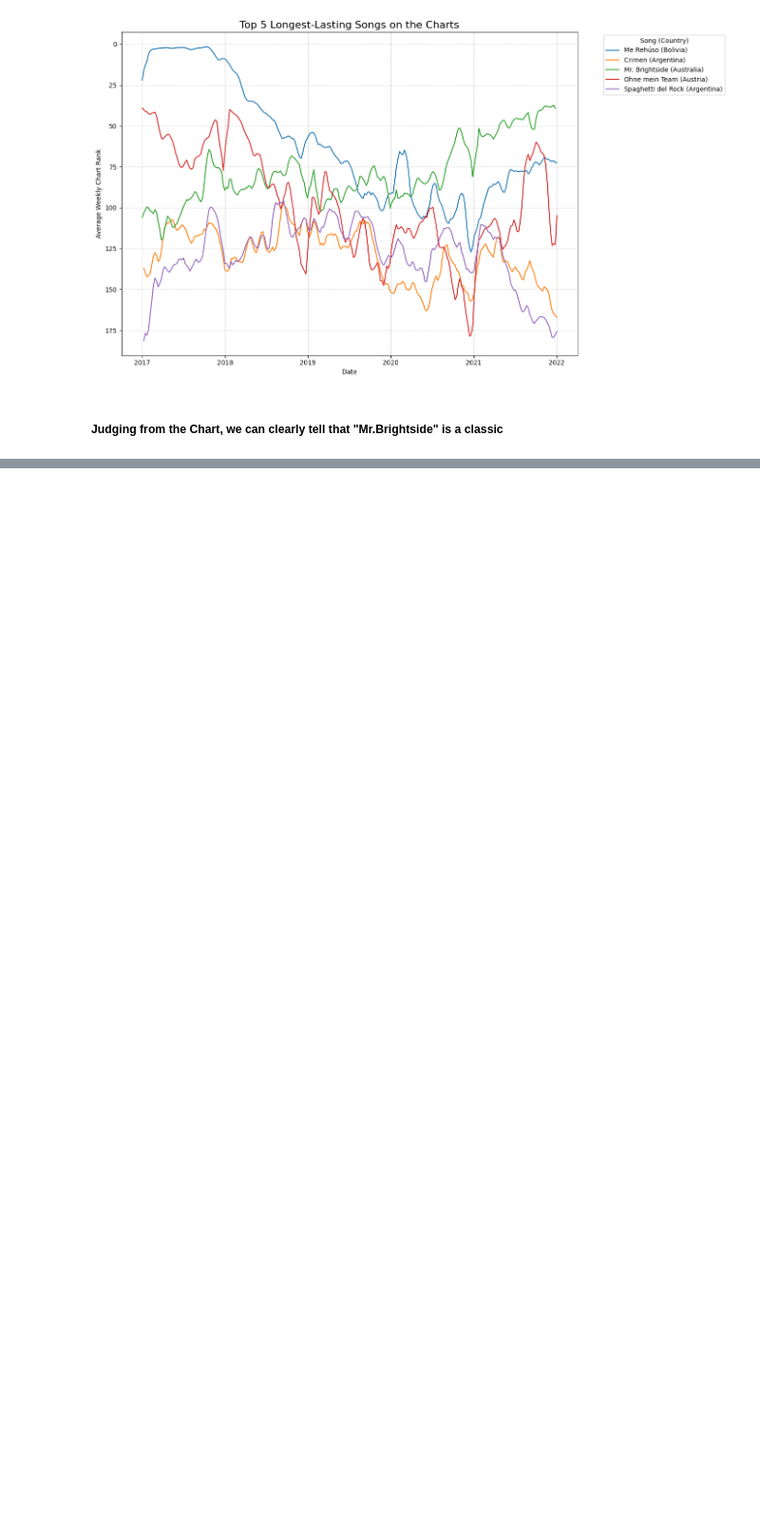
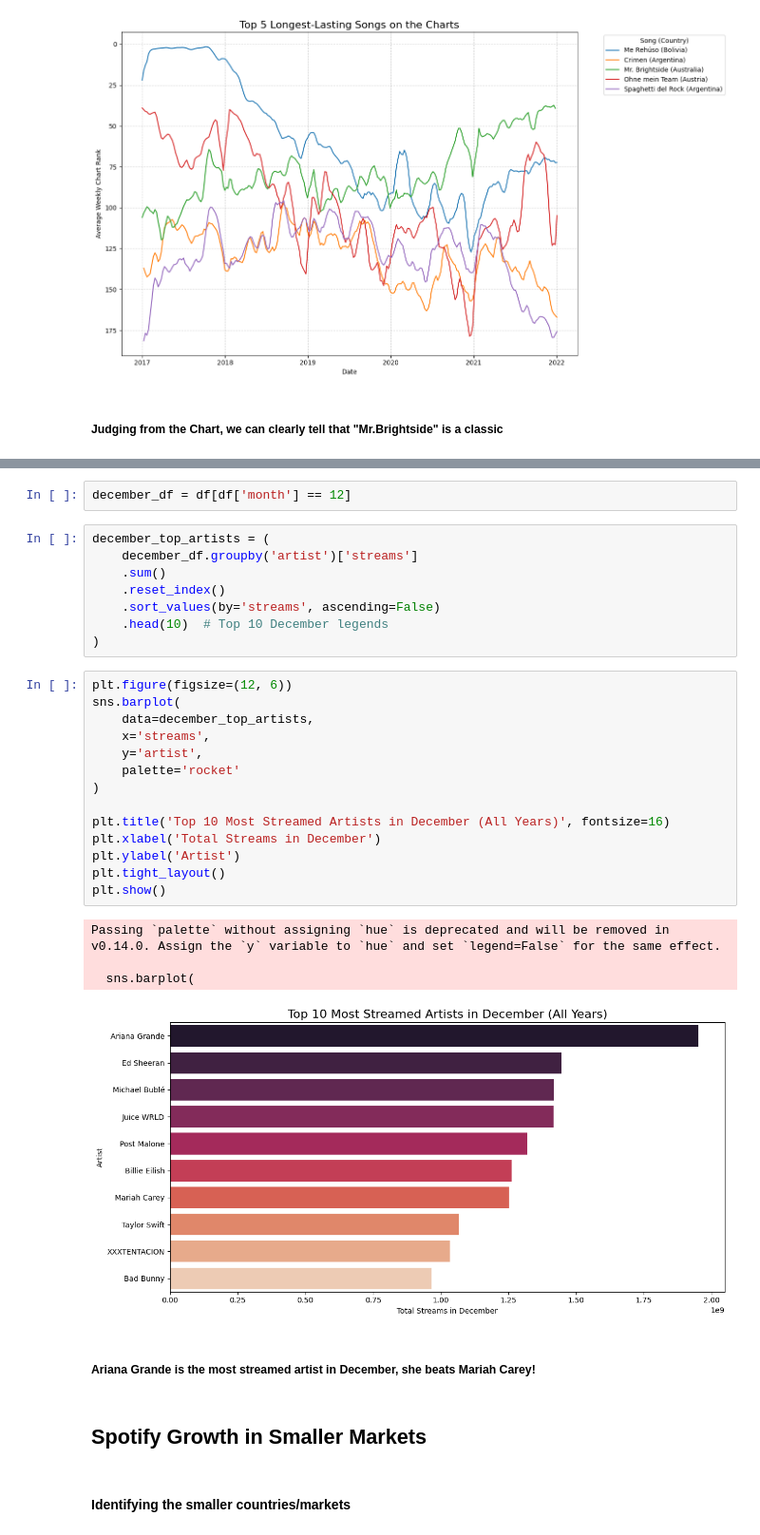
Before and after one commit to BarraHarrison/Spotify-Listening-Trends, a Jupyter notebook: main.ipynb, the cells around one changed output, grey strips where cells are left out. Shown at 95% size. Drawn from its saved outputs; the diff is of its cells as text; blank space fills up the shorter version.

```diff
--- a/main.ipynb
+++ b/main.ipynb
@@ -452,0 +504,35 @@ plt.show()
+# %%
+december_df = df[df['month'] == 12]
+# %%
+december_top_artists = (
+    december_df.groupby('artist')['streams']
+    .sum()
+    .reset_index()
+    .sort_values(by='streams', ascending=False)
+    .head(10)  # Top 10 December legends
+)
+# %%
+plt.figure(figsize=(12, 6))
+sns.barplot(
+    data=december_top_artists,
+    x='streams',
+    y='artist',
+    palette='rocket'
+)
+
+plt.title('Top 10 Most Streamed Artists in December (All Years)', fontsize=16)
+plt.xlabel('Total Streams in December')
+plt.ylabel('Artist')
+plt.tight_layout()
+plt.show()
+# %% [output]
+Passing `palette` without assigning `hue` is deprecated and will be removed in v0.14.0. Assign the `y` variable to `hue` and set `legend=False` for the same effect.
+
+  sns.barplot(
+[figure, added]
+# %% [markdown]
+##### Ariana Grande is the most streamed artist in December, she beats Mariah Carey!
+# %% [markdown]
+## Spotify Growth in Smaller Markets
+# %% [markdown]
+#### Identifying the smaller countries/markets
```
Also changed, not shown: parts of 15 cells of this notebook, 1 other file.
